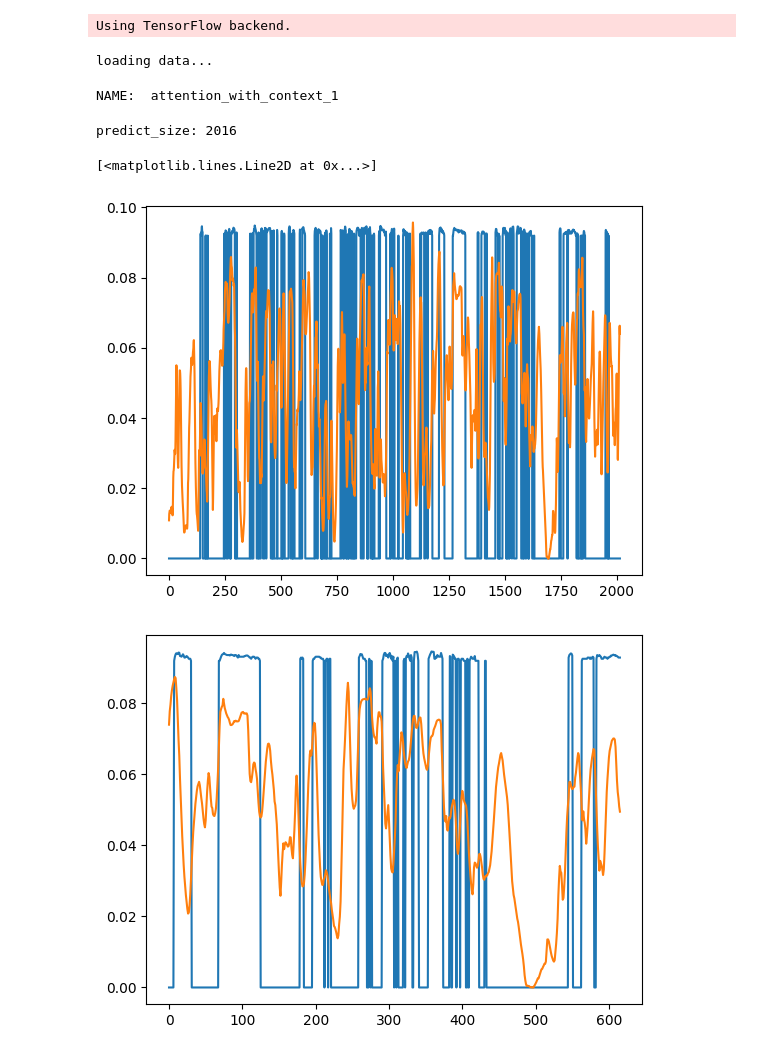
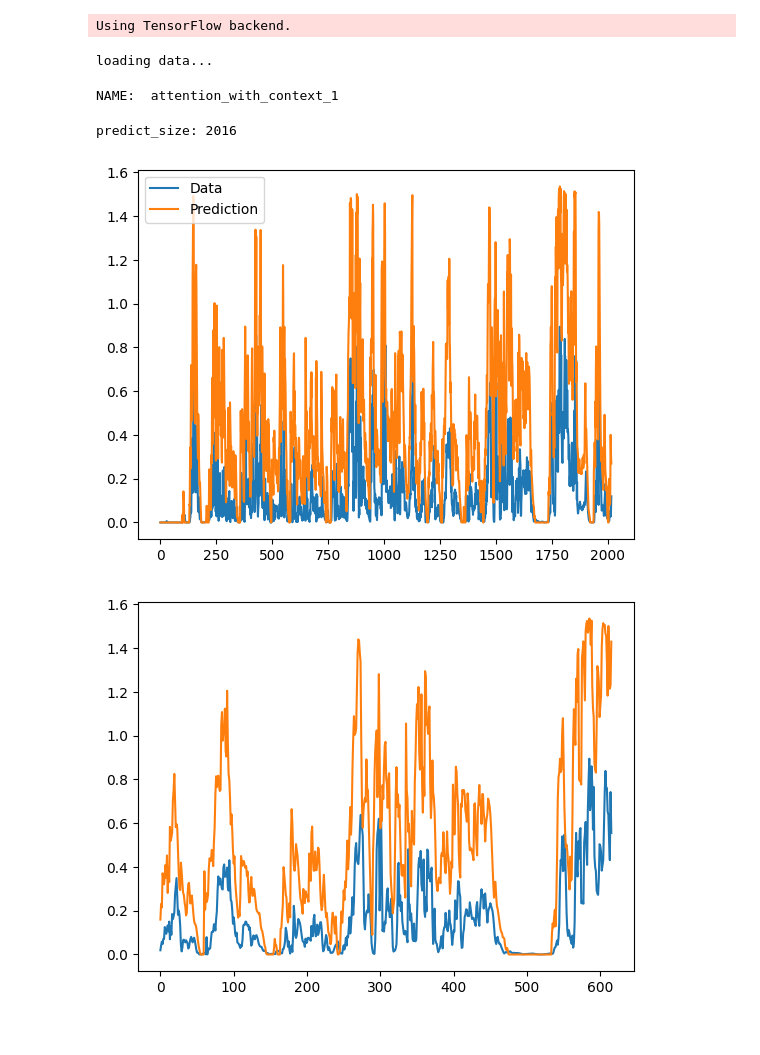
Before and after one commit to eindH/AT-Conv-LSTM, a Jupyter notebook: prediction.ipynb, the cells around one changed output. Cells and saved outputs as stored; diff of their text form; code cells hidden in the pictures.

Commit message:
Cloud attenuation
Predicts cloud attenuation with only TLWC.

```diff
--- a/prediction.ipynb
+++ b/prediction.ipynb
@@ -25,16 +25,12 @@ from keras.callbacks import ModelCheckpoint
 from keras.callbacks import Callback
 # %% [output]
 Using TensorFlow backend.
-# %%
-print('loading data...')
-data1 = load_csv(r'rain_attenuation', 6, "rain")
-data2 = load_csv(r'rain_attenuation', 2, "rain")
-data3 = load_csv(r'rain_attenuation', 3, "rain")
-data4 = load_csv(r'rain_attenuation', 4, "rain")
-data5 = load_csv(r'rain_attenuation', 5, "rain")
-data6 = load_csv(r'rain_attenuation', 1, "rain")
-# %% [output]
-loading data...
+# %%
+print('loading data...')
+data1 = load_csv(r'cloud_attenuation', 5, "cloud")
+data2 = load_csv(r'cloud_attenuation', 4, "cloud")
+# %% [output]
+loading data...
 # %%
 day = 288
 week = 2016
@@ -62,28 +58,28 @@ with CustomObjectScope({'AttentionLayer': AttentionLayer,'AttentionWithContext':
 	loaded_model_json = json_file.read()
 	json_file.close()
 	cnn_lstm_model = model_from_json(loaded_model_json)
-	cnn_lstm_model.load_weights("model/model_0005-0.0001.h5", 'r')
+	cnn_lstm_model.load_weights("model/model_0025-0.0044.h5", 'r')
 # %% [output]
 NAME:  attention_with_context_1
 # %%
 # start =time.clock()
 predicted = predict_point_by_point(cnn_lstm_model, [test_data,test_w,test_d])
 
 pred_med = np.max(predicted) - np.min(predicted)
 pred_min = np.min(predicted)
 
 coefficient = -np.max(data1)/np.max(predicted - np.min(predicted))
 scaled_prediction = - coefficient * (predicted  - np.min(predicted))
 scaled_prediction = scaled_prediction - np.min(scaled_prediction)
 
 offset = -16
 plt.plot(data1[-len(scaled_prediction) + offset: offset])
 plt.plot(scaled_prediction)
+plt.legend(["Data","Prediction"])
 plt.show()
 # %% [output]
 predict_size: 2016
-[<matplotlib.lines.Line2D at 0x...>]
-[figure, old version]
+[figure, new version]
 # %%
 # MAYBE NEED TO LOOK AT THE ALIGNMENT OF THE TWO VECTORS MORE!!!
 offset = -16
@@ -93,7 +89,7 @@ plt.plot(data1[-len(scaled_prediction) + offset + zoom_left: offset + zoom_right
 plt.plot(scaled_prediction[zoom_left:zoom_right])
 plt.show()
 # %% [output]
-[figure, old version]
+[figure, new version]
 # %%
 offset = -16
 plt.plot(data1[-len(scaled_prediction) + offset:-len(scaled_prediction) + offset + 200])
```
Also changed, not shown: parts of 3 cells of this notebook, 12 other files.
